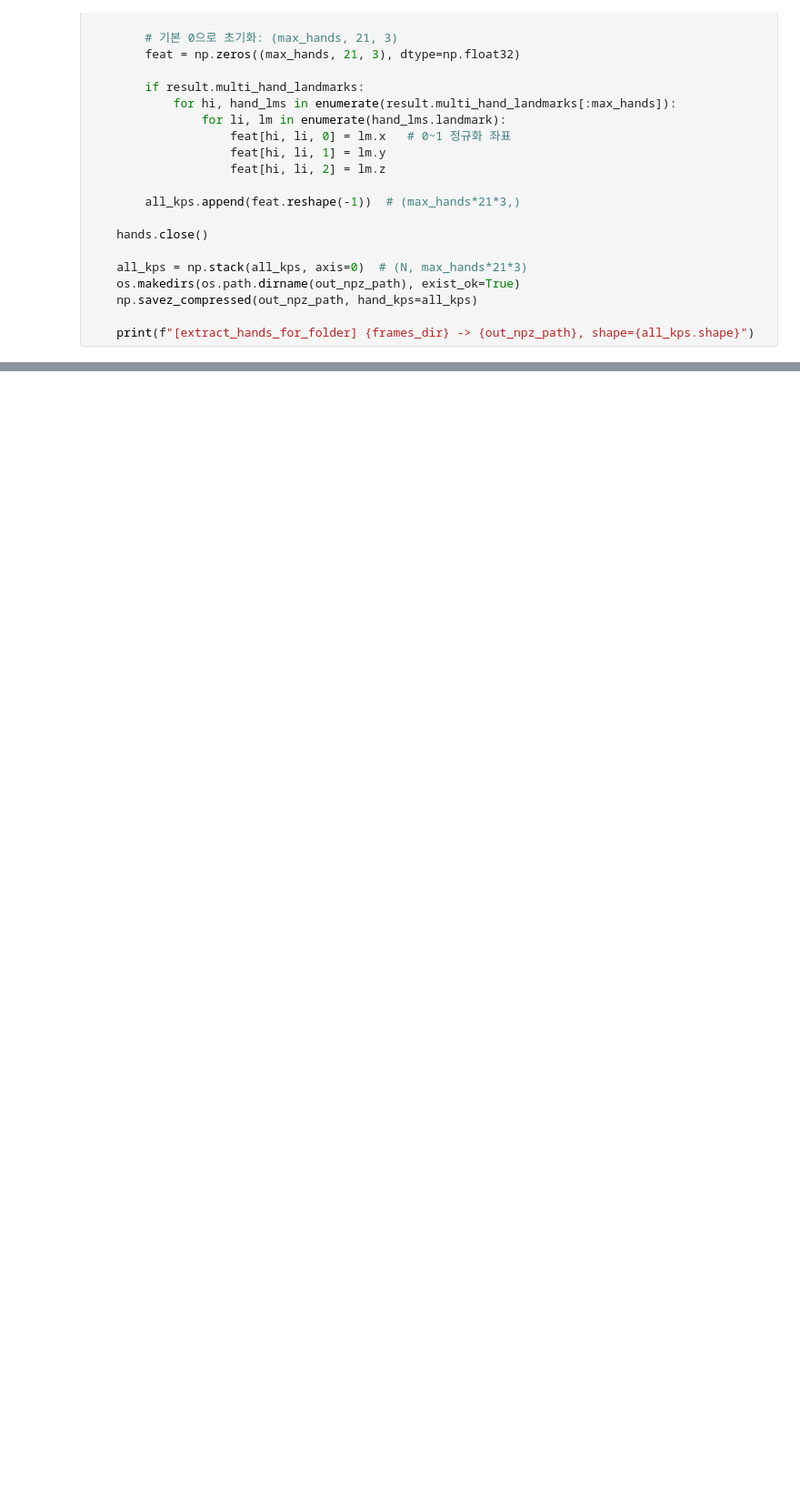
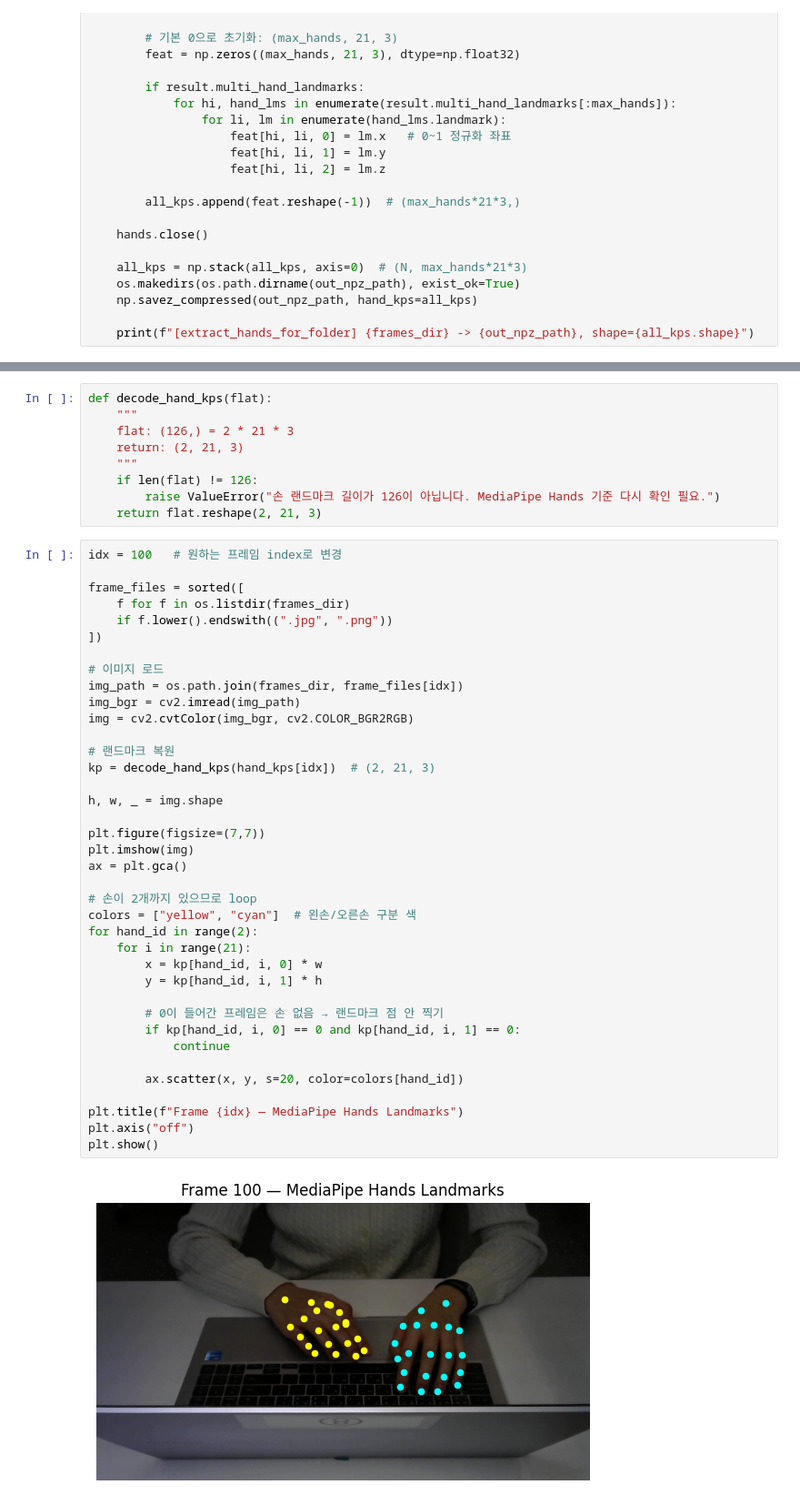
Before and after one commit to keulreobeu/sessac_project, a Jupyter notebook: lendmark_npz.ipynb, the cells around one changed output, grey strips where cells are left out. Shown at 91% size. Drawn from its saved outputs; the diff is of its cells as text; blank space fills up the shorter version.

```diff
--- a/lendmark_npz.ipynb
+++ b/lendmark_npz.ipynb
@@ -96,0 +152,49 @@ for frames_dir in frame_dirs:
+# %%
+def decode_hand_kps(flat):
+    """
+    flat: (126,) = 2 * 21 * 3
+    return: (2, 21, 3)
+    """
+    if len(flat) != 126:
+        raise ValueError("손 랜드마크 길이가 126이 아닙니다. MediaPipe Hands 기준 다시 확인 필요.")
+    return flat.reshape(2, 21, 3)
+# %%
+idx = 100   # 원하는 프레임 index로 변경
+
+frame_files = sorted([
+    f for f in os.listdir(frames_dir)
+    if f.lower().endswith((".jpg", ".png"))
+])
+
+# 이미지 로드
+img_path = os.path.join(frames_dir, frame_files[idx])
+img_bgr = cv2.imread(img_path)
+img = cv2.cvtColor(img_bgr, cv2.COLOR_BGR2RGB)
+
+# 랜드마크 복원
+kp = decode_hand_kps(hand_kps[idx])  # (2, 21, 3)
+
+h, w, _ = img.shape
+
+plt.figure(figsize=(7,7))
+plt.imshow(img)
+ax = plt.gca()
+
+# 손이 2개까지 있으므로 loop
+colors = ["yellow", "cyan"]  # 왼손/오른손 구분 색
+for hand_id in range(2):
+    for i in range(21):
+        x = kp[hand_id, i, 0] * w
+        y = kp[hand_id, i, 1] * h
+
+        # 0이 들어간 프레임은 손 없음 → 랜드마크 점 안 찍기
+        if kp[hand_id, i, 0] == 0 and kp[hand_id, i, 1] == 0:
+            continue
+
+        ax.scatter(x, y, s=20, color=colors[hand_id])
+
+plt.title(f"Frame {idx} — MediaPipe Hands Landmarks")
+plt.axis("off")
+plt.show()
+# %% [output]
+[figure, added]
```
Also changed, not shown: parts of 8 cells of this notebook, 1 other file.
